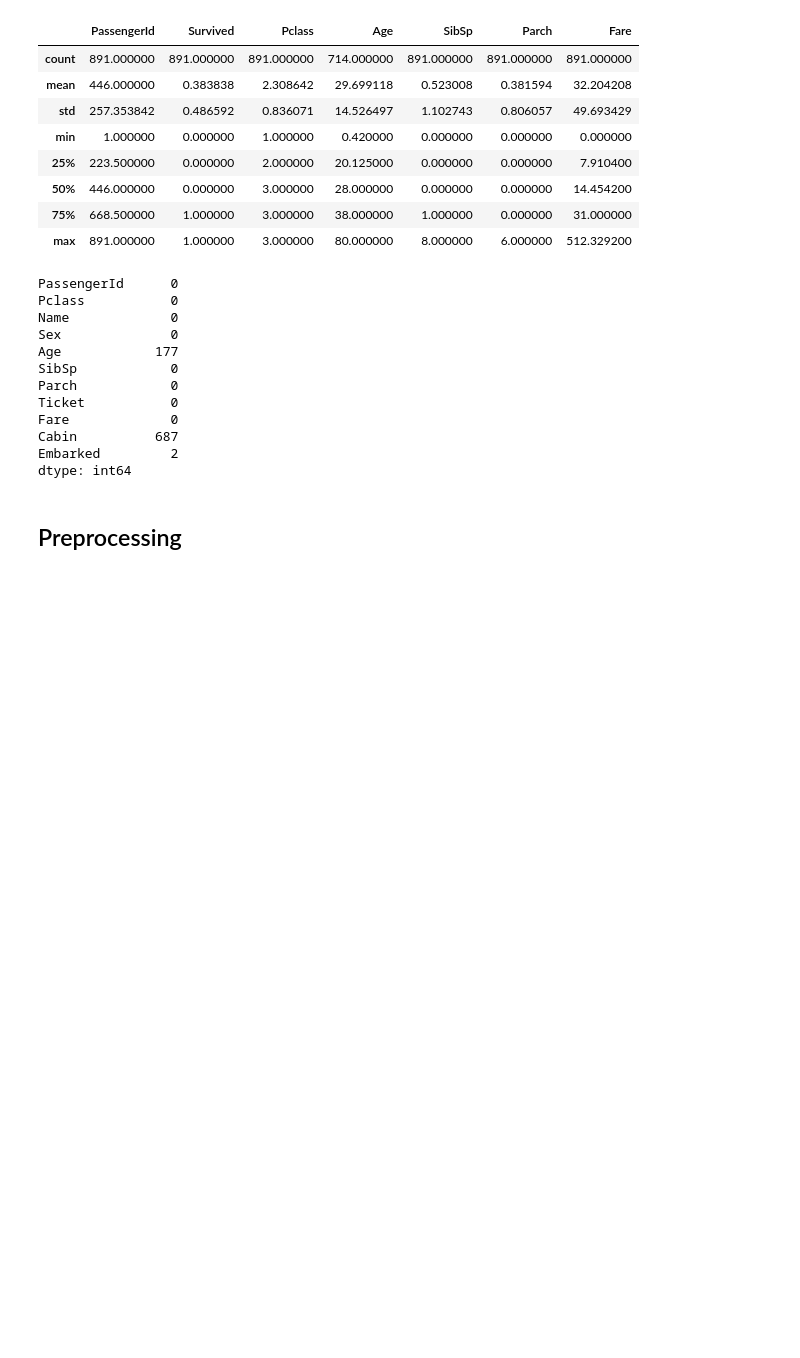
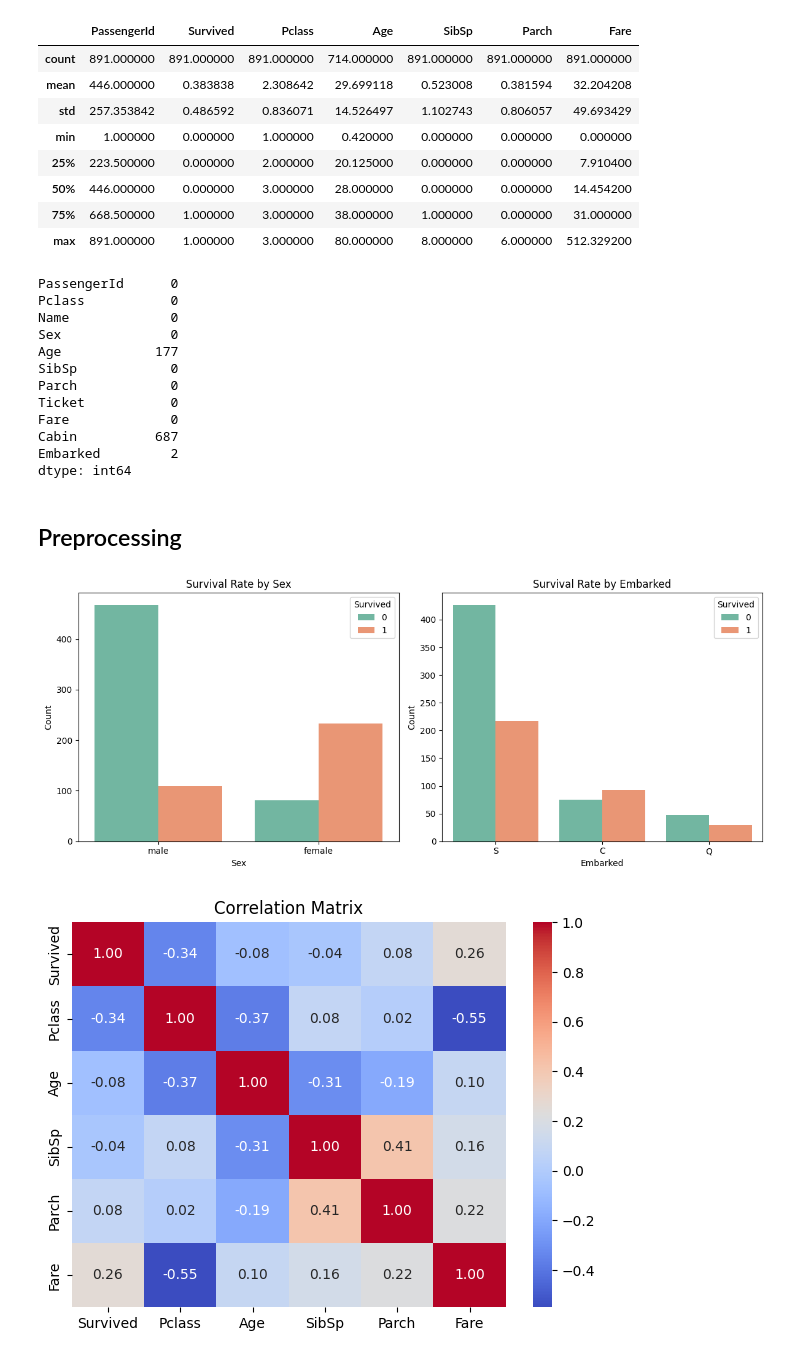
Before and after one commit to msm-mir/titanic-survival-prediction-lr, a Jupyter notebook: src/Logistic_Regression.ipynb, the cells around one changed output. Saved outputs shown, nothing was run; the diff lists cells and outputs as text; code cells hidden in the pictures; blank space fills up the shorter version.

Commit message:
drop irrevelant columns before plotting

```diff
--- a/src/Logistic_Regression.ipynb
+++ b/src/Logistic_Regression.ipynb
@@ -72,3 +72,14 @@ def correlation_plot(tmp_df):
     sns.heatmap(tmp_df.corr(numeric_only=True), annot=True, cmap='coolwarm', fmt=".2f")
     plt.title('Correlation Matrix')
     plt.show()
+# %%
+# Drop irrelevant columns from the dataframe
+# before plotting the countplots and the correlation matrix
+
+tmp_df = df.drop(columns=['PassengerId', 'Name', 'Ticket', 'Cabin'])
+
+countplot(tmp_df)
+correlation_plot(tmp_df)
+# %% [output]
+[figure, added]
+[figure, added]
```
